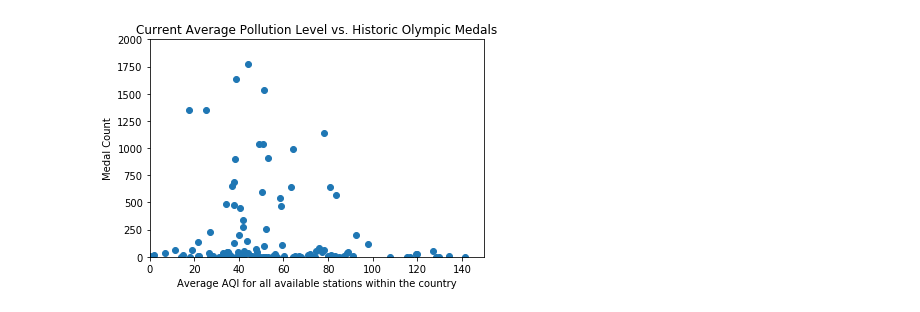
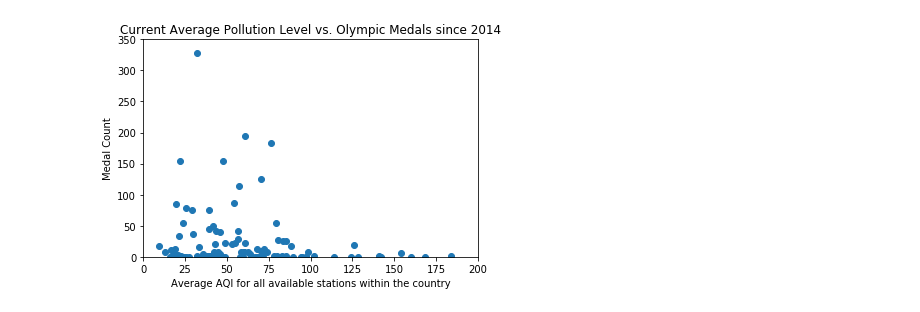
Before and after one commit to shashanksheth/project-dividebyzero, a Jupyter notebook: Pollution Data.ipynb, the cells around one changed output. Drawn from its saved outputs; the diff is of its cells as text; code cells hidden in the pictures.

Commit message:
changed pollution analysis to only recent medals

```diff
--- a/Pollution Data.ipynb
+++ b/Pollution Data.ipynb
@@ -17,0 +18,12 @@ data.head()
+# %%
+#add 3 medal columns for Gold, Silver, and Bronze...
+
+olympicsMedals=olympics_df
+olympicsMedals["Gold"]=[1 if x=="Gold" else 0 for x in olympicsMedals.Medal]
+olympicsMedals["Silver"]=[1 if x=="Silver" else 0 for x in olympicsMedals.Medal]
+olympicsMedals["Bronze"]=[1 if x=="Bronze" else 0 for x in olympicsMedals.Medal]
+
+#...and 1 extra medal column that can be counted later
+olympicsMedals["MedalCount"]=[0 if pd.isnull(x) else 1 for x in olympics_df.Medal]
+
+olympicsMedals.head()
@@ -17,0 +37,6 @@ data.head()
+# %%
+#drop older olympics data
+
+recentOlympicsMedals=olympicsMedals.loc[olympicsMedals.Year>2013]
+
+recentOlympicsMedals.head()
@@ -17,0 +50,8 @@ data.head()
+# %%
+#create the medal tally df
+
+countrygroup=recentOlympicsMedals[["NOC", "Region", "MedalCount", "Gold", "Silver", "Bronze"]].groupby(by="Region")
+
+data=pd.DataFrame(countrygroup.sum().sort_values(by="MedalCount",ascending=False)).reset_index()
+
+data.head()
@@ -92,14 +139,17 @@ avgPollution=[None]*len(data["bounds"])
 # %%
 for i in range(len(data["bounds"])):
     response=requests.get(url,params={"token":aqikey,"latlng":data["bounds"][i]}).json()
+    numberOfStations=0
     totalaqi=0
     if len(response["data"])>0:
         for j in range(len(response["data"])):
             try:
                 totalaqi+=int(response["data"][j]["aqi"])
+                numberOfStations+=1
             except:
                 continue
-        avgPollution[i]=totalaqi/len(response["data"])
+        if numberOfStations>0:
+            avgPollution[i]=totalaqi/numberOfStations
     else:
         continue
 # %%
@@ -124,16 +174,16 @@ pollution_df
 # %%
 import matplotlib.pyplot as plt
 
 plt.scatter(pollution_df.pollution,pollution_df.MedalCount)
-plt.title("Current Average Pollution Level vs. Historic Olympic Medals")
+plt.title("Current Average Pollution Level vs. Olympic Medals since 2014")
 plt.xlabel("Average AQI for all available stations within the country")
 plt.ylabel("Medal Count")
-plt.xlim(0,150)
-plt.ylim(0,2000)
+plt.xlim(0,200)
+plt.ylim(0,350)
 
 plt.show()
 # %% [output]
-[figure, old version]
+[figure, new version]
 # %%
 import scipy.stats as sts
 
```
Also changed, not shown: parts of 8 cells of this notebook.
